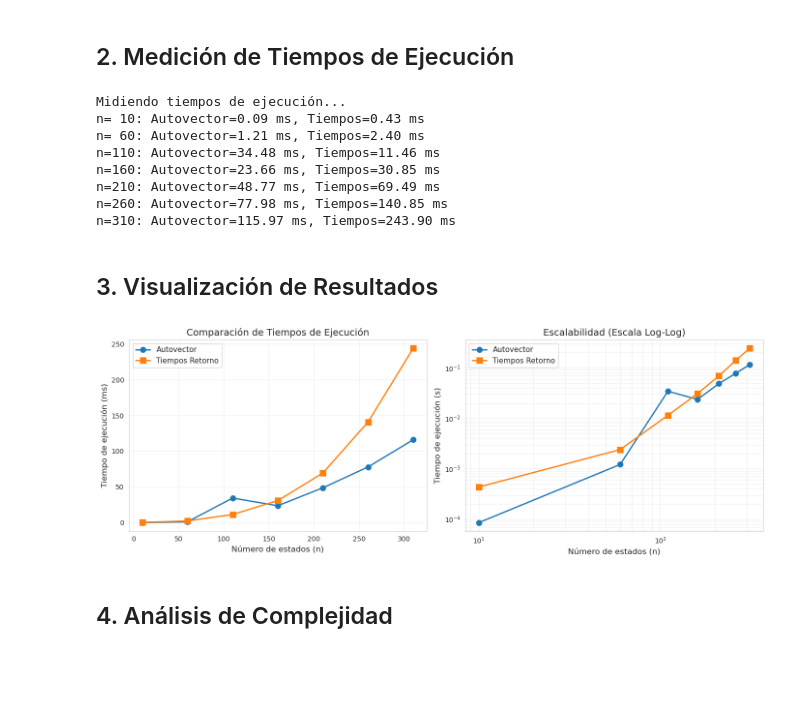
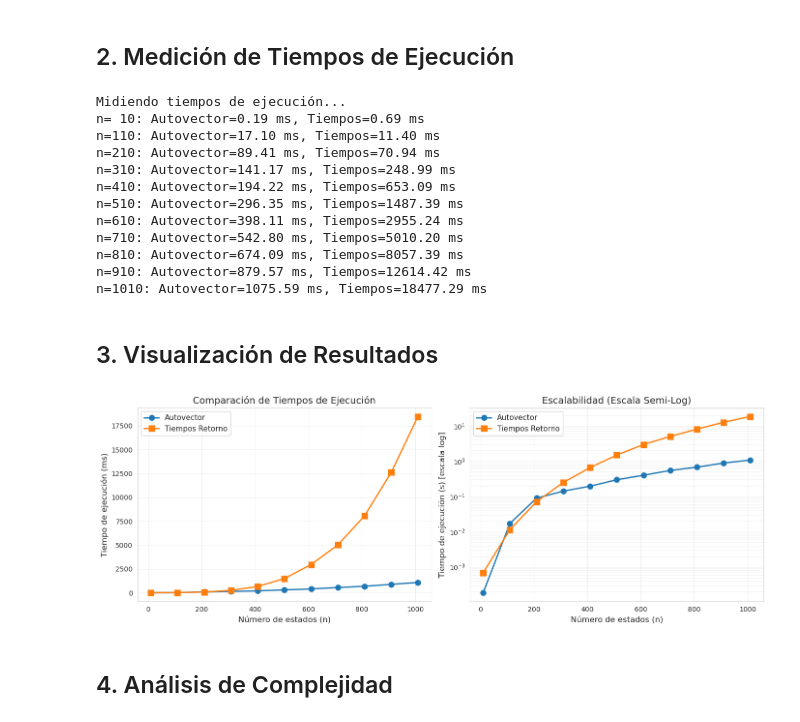
Before and after one commit to RiemannIntegrable/velocidad_cm, a Jupyter notebook: notebooks/analisis_comparativo.ipynb, the cells around one changed output. Saved outputs shown, nothing was run; the diff lists cells and outputs as text; code cells hidden in the pictures; blank space fills up the shorter version.

```diff
--- a/notebooks/analisis_comparativo.ipynb
+++ b/notebooks/analisis_comparativo.ipynb
@@ -28,20 +19,0 @@ plt.rcParams['figure.figsize'] = (12, 6)
-# %%
-# Verificar que ambos métodos dan el mismo resultado
-n = 100
-p = 0.62
-P = generar_caminata_aleatoria(n, p)
-
-pi_autovector = metodo_autovector(P)
-pi_tiempos = metodo_tiempos_retorno(P)
-
-print("Distribución estacionaria - Método Autovector:")
-print(pi_autovector)
-print("\nDistribución estacionaria - Método Tiempos Retorno:")
-print(pi_tiempos)
-print(f"\nDiferencia máxima entre métodos: {np.max(np.abs(pi_autovector - pi_tiempos)):.2e}")
-
-# Verificar que π*P = π
-error_autovector = np.linalg.norm(pi_autovector @ P - pi_autovector)
-error_tiempos = np.linalg.norm(pi_tiempos @ P - pi_tiempos)
-print(f"\nError estacionariedad (autovector): {error_autovector:.2e}")
-print(f"Error estacionariedad (tiempos): {error_tiempos:.2e}")
@@ -77,7 +31,7 @@ def medir_tiempos(metodo, P, n_runs=100):
     return np.array(tiempos)
 
 # Comparar para diferentes tamaños
-tamaños = list(range(10, 360, 50))
+tamaños = list(range(10, 1060, 100))
 p = 0.63  # Probabilidad fija
 
 resultados = []
@@ -103,46 +57,50 @@ for n in tamaños:
 df_resultados = pd.DataFrame(resultados)
 # %% [output]
 Midiendo tiempos de ejecución...
-n= 10: Autovector=0.09 ms, Tiempos=0.43 ms
-n= 60: Autovector=1.21 ms, Tiempos=2.40 ms
-n=110: Autovector=34.48 ms, Tiempos=11.46 ms
-n=160: Autovector=23.66 ms, Tiempos=30.85 ms
-n=210: Autovector=48.77 ms, Tiempos=69.49 ms
-n=260: Autovector=77.98 ms, Tiempos=140.85 ms
-n=310: Autovector=115.97 ms, Tiempos=243.90 ms
+n= 10: Autovector=0.19 ms, Tiempos=0.69 ms
+n=110: Autovector=17.10 ms, Tiempos=11.40 ms
+n=210: Autovector=89.41 ms, Tiempos=70.94 ms
+n=310: Autovector=141.17 ms, Tiempos=248.99 ms
+n=410: Autovector=194.22 ms, Tiempos=653.09 ms
+n=510: Autovector=296.35 ms, Tiempos=1487.39 ms
+n=610: Autovector=398.11 ms, Tiempos=2955.24 ms
+n=710: Autovector=542.80 ms, Tiempos=5010.20 ms
+n=810: Autovector=674.09 ms, Tiempos=8057.39 ms
+n=910: Autovector=879.57 ms, Tiempos=12614.42 ms
+n=1010: Autovector=1075.59 ms, Tiempos=18477.29 ms
 # %% [markdown]
 ## 3. Visualización de Resultados
 # %%
 fig, axes = plt.subplots(1, 2, figsize=(14, 5))
 
 # Gráfico 1: Tiempo vs Tamaño
 ax = axes[0]
 ax.plot(df_resultados['n'], df_resultados['autovector_mean']*1000,
         'o-', label='Autovector', linewidth=2, markersize=8)
 ax.plot(df_resultados['n'], df_resultados['tiempos_mean']*1000,
         's-', label='Tiempos Retorno', linewidth=2, markersize=8)
 ax.set_xlabel('Número de estados (n)', fontsize=12)
 ax.set_ylabel('Tiempo de ejecución (ms)', fontsize=12)
 ax.set_title('Comparación de Tiempos de Ejecución', fontsize=14)
 ax.legend(fontsize=11)
 ax.grid(True, alpha=0.3)
 
-# Gráfico 2: Escala Log-Log
+# Gráfico 2: Escala Semi-Log (log del tiempo vs n lineal)
 ax = axes[1]
-ax.loglog(df_resultados['n'], df_resultados['autovector_mean'],
+ax.semilogy(df_resultados['n'], df_resultados['autovector_mean'],
           'o-', label='Autovector', linewidth=2, markersize=8)
-ax.loglog(df_resultados['n'], df_resultados['tiempos_mean'],
+ax.semilogy(df_resultados['n'], df_resultados['tiempos_mean'],
           's-', label='Tiempos Retorno', linewidth=2, markersize=8)
 ax.set_xlabel('Número de estados (n)', fontsize=12)
-ax.set_ylabel('Tiempo de ejecución (s)', fontsize=12)
-ax.set_title('Escalabilidad (Escala Log-Log)', fontsize=14)
+ax.set_ylabel('Tiempo de ejecución (s) [escala log]', fontsize=12)
+ax.set_title('Escalabilidad (Escala Semi-Log)', fontsize=14)
 ax.legend(fontsize=11)
 ax.grid(True, alpha=0.3, which="both")
 
 plt.tight_layout()
 plt.show()
 # %% [output]
-[figure, old version]
+[figure, new version]
 # %% [markdown]
 ## 4. Análisis de Complejidad
 # %%
```
Also changed, not shown: parts of 7 cells of this notebook, 5 other files.
